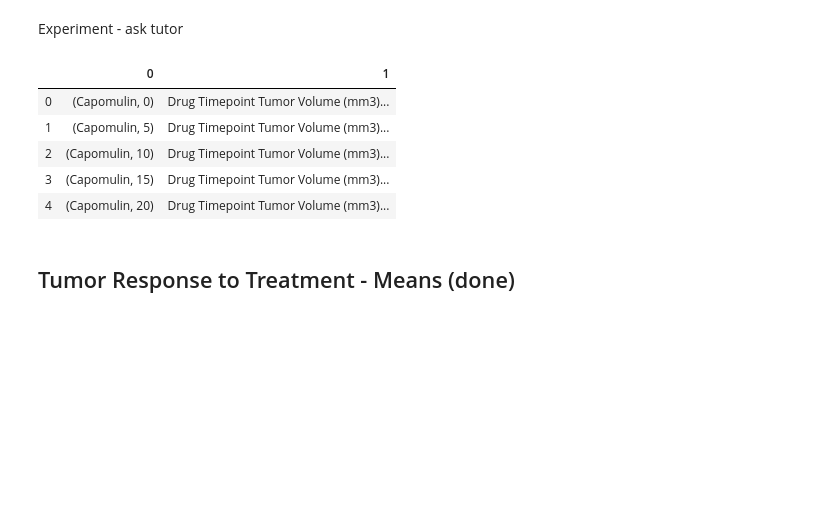
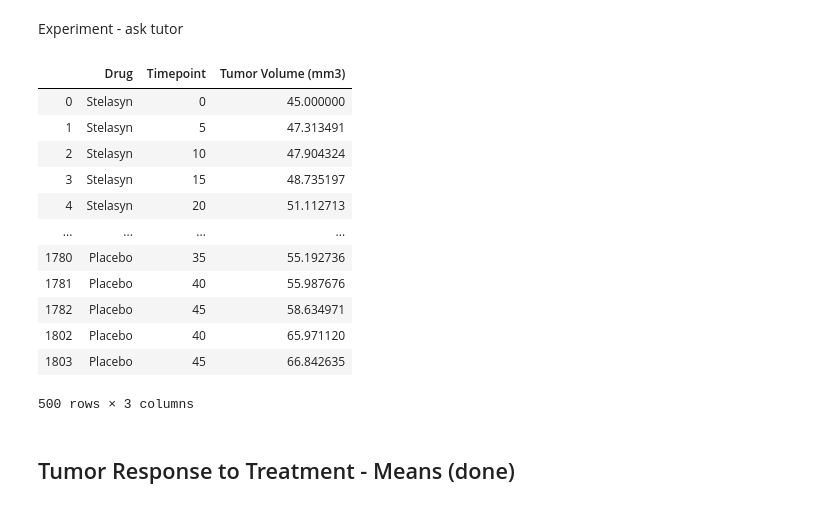
Before and after one commit to TrevorLovesMommy/matplotlib-challenge, a Jupyter notebook: Pymaceuticals/02-Homework_05-Matplotlib_Instructions_Pymaceuticals_pymaceuticals_starter.ipynb, the cells around one changed output. Drawn from its saved outputs; the diff is of its cells as text; code cells hidden in the pictures; blank space fills up the shorter version.

```diff
--- a/Pymaceuticals/02-Homework_05-Matplotlib_Instructions_Pymaceuticals_pymaceuticals_starter.ipynb
+++ b/Pymaceuticals/02-Homework_05-Matplotlib_Instructions_Pymaceuticals_pymaceuticals_starter.ipynb
@@ -35,20 +35,30 @@ Experiment - ask tutor
 # %%
 df1 = merge_df[["Drug", "Timepoint", "Tumor Volume (mm3)"]]
 
 
-df1 = df1.groupby(["Drug", "Timepoint"])
-df1.head()
+df2 = df1.groupby(["Drug", "Timepoint"])
+df2.head()
 
-df1 = pd.DataFrame(df1)
-df1.head()
+
+#df1 = pd.DataFrame(df1)
+#df1.reset_index()
+
+#type(df1)
 #df1.groups
 # %% [output]
-|  | 0 | 1 |
-| 0 | (Capomulin, 0) | Drug Timepoint Tumor Volume (mm3)... |
-| 1 | (Capomulin, 5) | Drug Timepoint Tumor Volume (mm3)... |
-| 2 | (Capomulin, 10) | Drug Timepoint Tumor Volume (mm3)... |
-| 3 | (Capomulin, 15) | Drug Timepoint Tumor Volume (mm3)... |
-| 4 | (Capomulin, 20) | Drug Timepoint Tumor Volume (mm3)... |
+|  | Drug | Timepoint | Tumor Volume (mm3) |
+| 0 | Stelasyn | 0 | 45.000000 |
+| 1 | Stelasyn | 5 | 47.313491 |
+| 2 | Stelasyn | 10 | 47.904324 |
+| 3 | Stelasyn | 15 | 48.735197 |
+| 4 | Stelasyn | 20 | 51.112713 |
+| ... | ... | ... | ... |
+| 1780 | Placebo | 35 | 55.192736 |
+| 1781 | Placebo | 40 | 55.987676 |
+| 1782 | Placebo | 45 | 58.634971 |
+| 1802 | Placebo | 40 | 65.971120 |
+| 1803 | Placebo | 45 | 66.842635 |
+500 rows × 3 columns
 # %% [markdown]
 ## Tumor Response to Treatment  - Means (done)
 # %%
```
Also changed, not shown: parts of 2 cells of this notebook, 2 other files.
